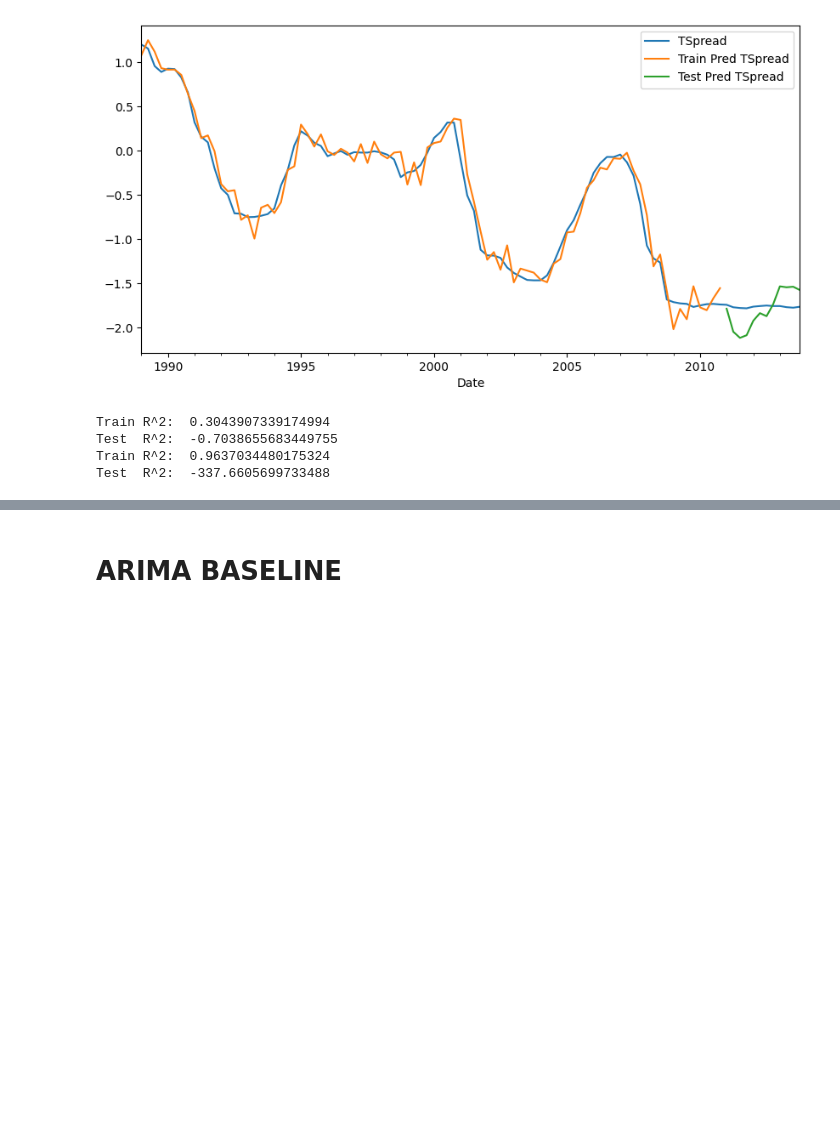
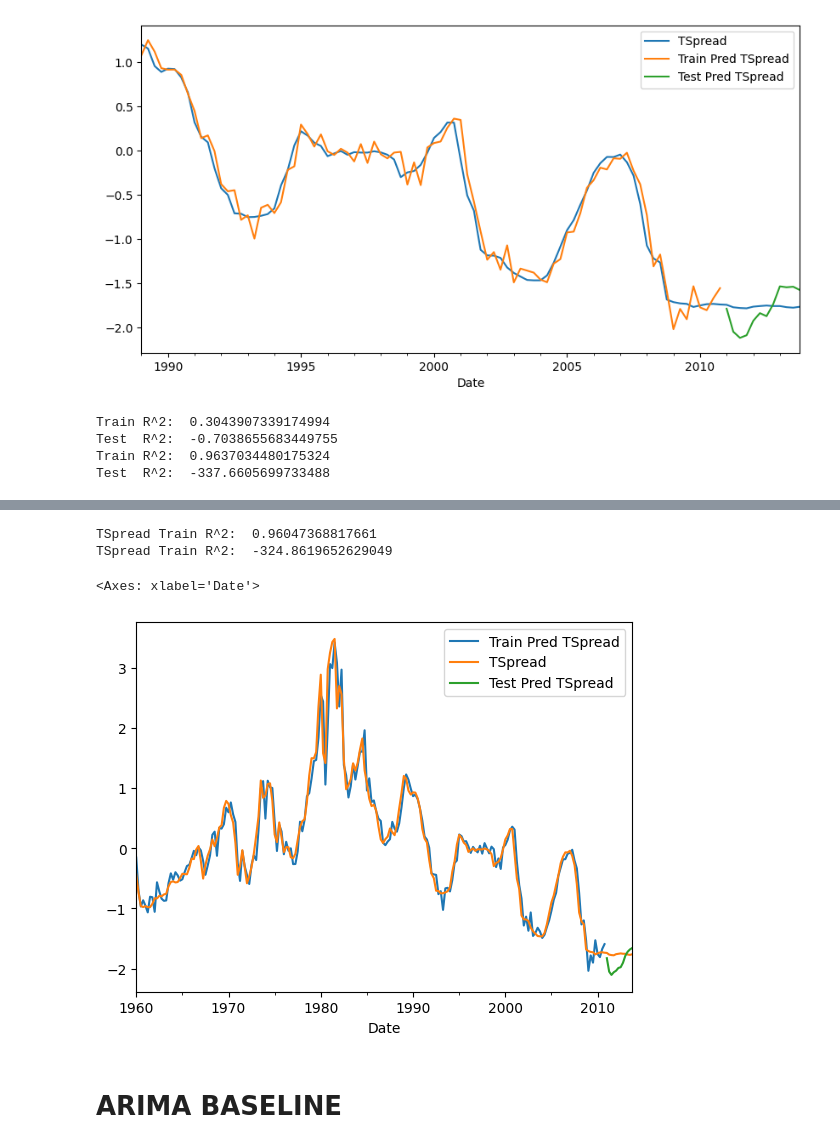
Before and after one commit to yeesem/Time-Series-Data-Analysis, a Jupyter notebook: VARMA_Econometrics.ipynb, the cells around one changed output, grey strips where cells are left out. Drawn from its saved outputs; the diff is of its cells as text; code cells hidden in the pictures; blank space fills up the shorter version.

```diff
--- a/VARMA_Econometrics.ipynb
+++ b/VARMA_Econometrics.ipynb
@@ -206,3 +268,21 @@ Test  R^2:  -337.6605699733488
+# %%
+y_pred = df1.loc[train_idx,'Train Pred TSpread']
+y_true = df1.loc[train_idx,'TSpread']
+y_true = y_true.iloc[lag_order:]
+y_pred = y_pred.iloc[lag_order:]
+print("TSpread Train R^2: ", r2_score(y_true,y_pred) )
+
+y_pred = df1.loc[test_idx,'Test Pred TSpread']
+y_true = df1.loc[test_idx,'TSpread']
+print("TSpread Train R^2: ", r2_score(y_true,y_pred) )
+
+col = ['Train Pred TSpread','TSpread','Test Pred TSpread']
+df1.iloc[lag_order:][col].plot()
+# %% [output]
+TSpread Train R^2:  0.96047368817661
+TSpread Train R^2:  -324.8619652629049
+<Axes: xlabel='Date'>
+[figure, added]
 # %% [markdown]
 # **ARIMA BASELINE**
 # %%
```
Also changed, not shown: parts of 12 cells of this notebook.
